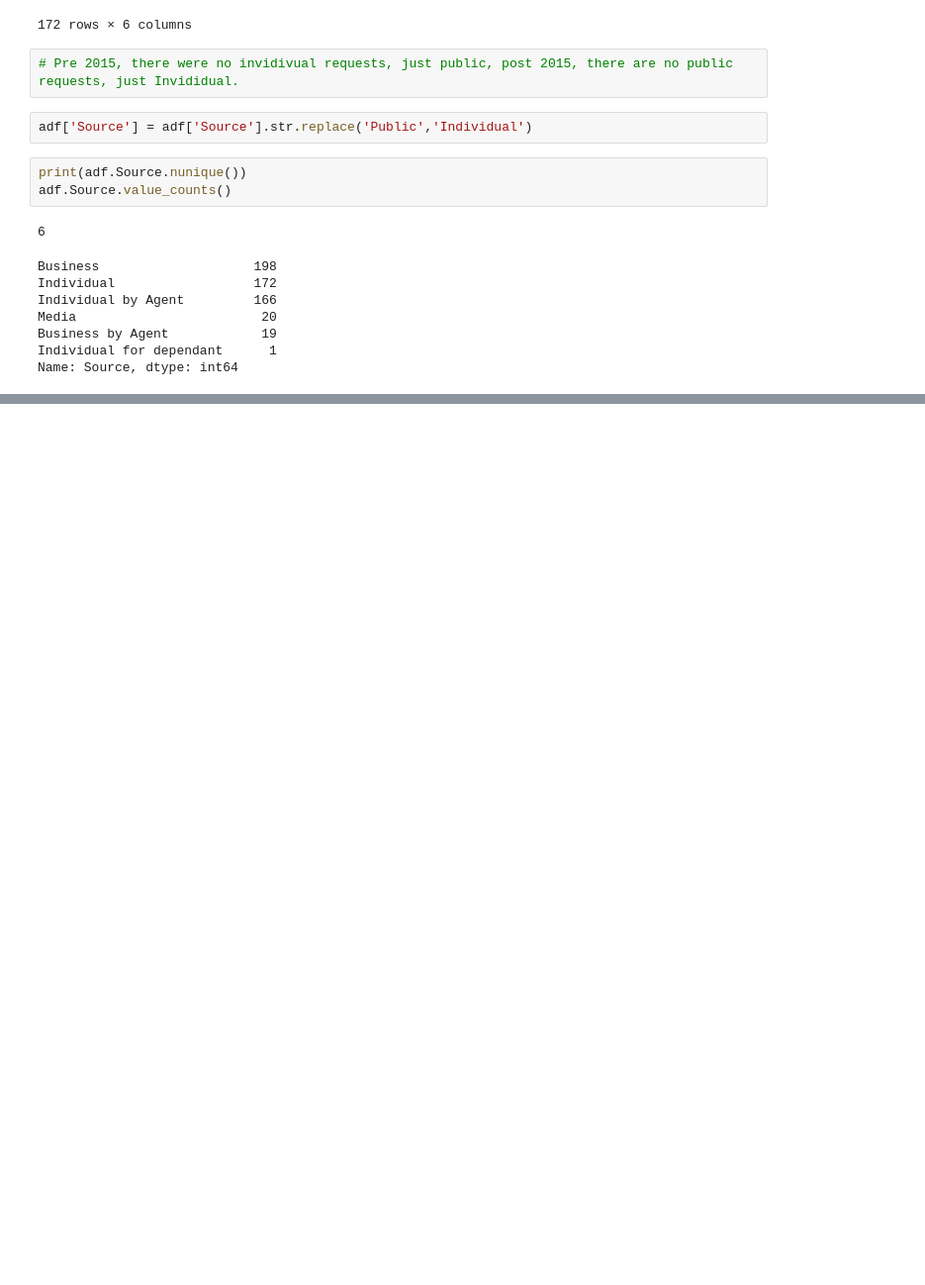
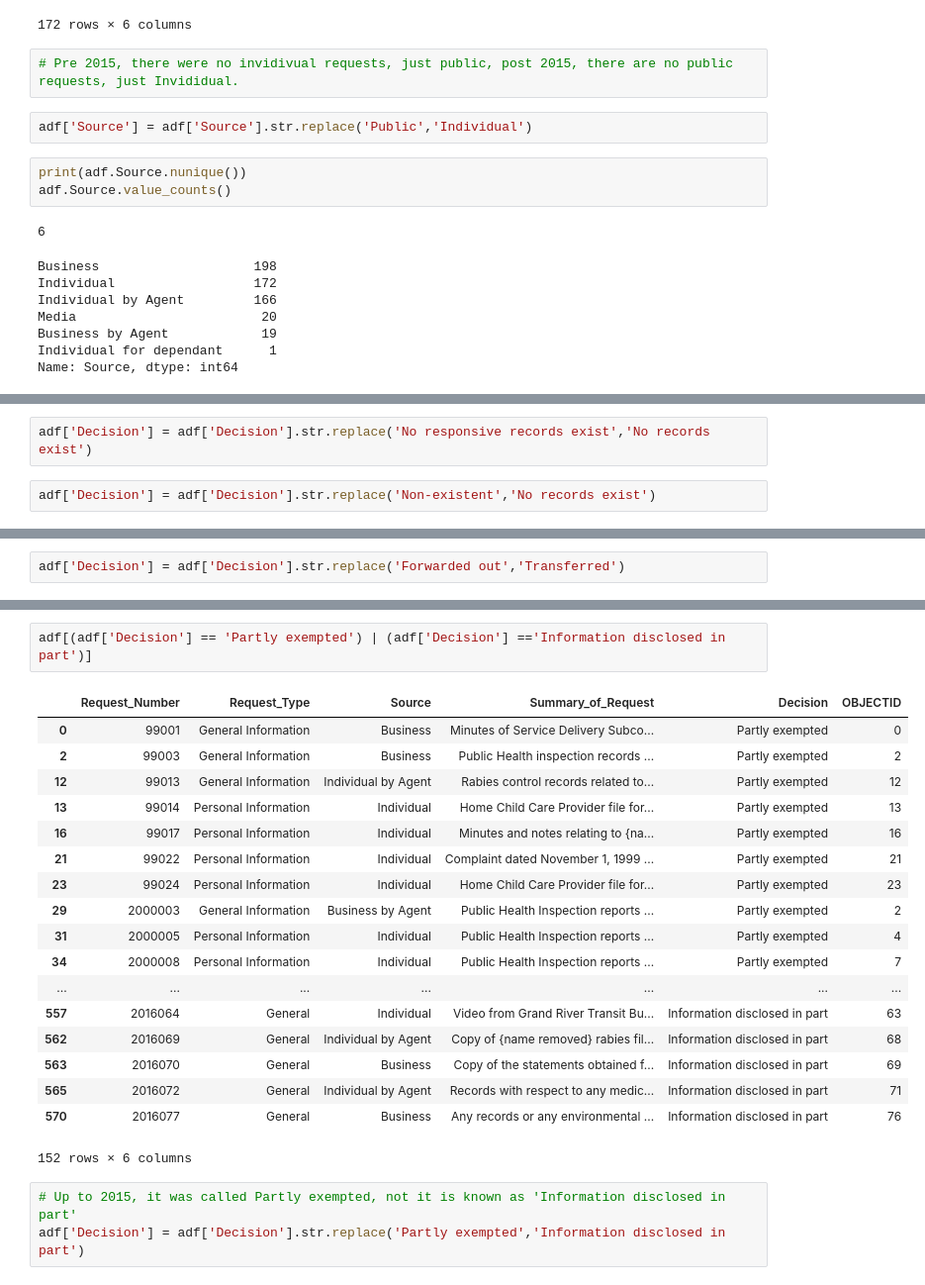
Before and after one commit to brodriguezmilla/foir, a Jupyter notebook: foir.ipynb, the cells around one changed output, grey strips where cells are left out. Shown at 99% size. Drawn from its saved outputs; the diff is of its cells as text; blank space fills up the shorter version.

```diff
--- a/foir.ipynb
+++ b/foir.ipynb
@@ -353,3 +353,7 @@ adf[(adf['Decision'] == 'No responsive records exist') | (adf['Decision'] =='Non
 | 483 | 2015033 | Personal | Individual by Agent | Complete Ontario Works file of {n... | No responsive records exist | 32 |
 | 485 | 2015035 | General | Business | The amount budgeted or reserved f... | No responsive records exist | 34 |
 | 492 | 2015042 | Personal | Individual | Court documentation from 1996 to ... | No responsive records exist | 41 |
+# %%
+adf['Decision'] = adf['Decision'].str.replace('No responsive records exist','No records exist')
+# %%
+adf['Decision'] = adf['Decision'].str.replace('Non-existent','No records exist')
@@ -355,0 +402,2 @@ adf[(adf['Decision'] == 'No responsive records exist') | (adf['Decision'] =='Non
+# %%
+adf['Decision'] = adf['Decision'].str.replace('Forwarded out','Transferred')
@@ -355,0 +423,24 @@ adf[(adf['Decision'] == 'No responsive records exist') | (adf['Decision'] =='Non
+# %%
+adf[(adf['Decision'] == 'Partly exempted') | (adf['Decision'] =='Information disclosed in part')]
+# %% [output]
+|  | Request_Number | Request_Type | Source | Summary_of_Request | Decision | OBJECTID |
+| 0 | 99001 | General Information | Business | Minutes of Service Delivery Subco... | Partly exempted | 0 |
+| 2 | 99003 | General Information | Business | Public Health inspection records ... | Partly exempted | 2 |
+| 12 | 99013 | General Information | Individual by Agent | Rabies control records related to... | Partly exempted | 12 |
+| 13 | 99014 | Personal Information | Individual | Home Child Care Provider file for... | Partly exempted | 13 |
+| 16 | 99017 | Personal Information | Individual | Minutes and notes relating to {na... | Partly exempted | 16 |
+| 21 | 99022 | Personal Information | Individual | Complaint dated November 1, 1999 ... | Partly exempted | 21 |
+| 23 | 99024 | Personal Information | Individual | Home Child Care Provider file for... | Partly exempted | 23 |
+| 29 | 2000003 | General Information | Business by Agent | Public Health Inspection reports ... | Partly exempted | 2 |
+| 31 | 2000005 | Personal Information | Individual | Public Health Inspection reports ... | Partly exempted | 4 |
+| 34 | 2000008 | Personal Information | Individual | Public Health Inspection reports ... | Partly exempted | 7 |
+| ... | ... | ... | ... | ... | ... | ... |
+| 557 | 2016064 | General | Individual | Video from Grand River Transit Bu... | Information disclosed in part | 63 |
+| 562 | 2016069 | General | Individual by Agent | Copy of {name removed} rabies fil... | Information disclosed in part | 68 |
+| 563 | 2016070 | General | Business | Copy of the statements obtained f... | Information disclosed in part | 69 |
+| 565 | 2016072 | General | Individual by Agent | Records with respect to any medic... | Information disclosed in part | 71 |
+| 570 | 2016077 | General | Business | Any records or any environmental ... | Information disclosed in part | 76 |
+152 rows × 6 columns
+# %%
+# Up to 2015, it was called Partly exempted, not it is known as 'Information disclosed in part'
+adf['Decision'] = adf['Decision'].str.replace('Partly exempted','Information disclosed in part')
```
Also changed, not shown: parts of 9 cells of this notebook.
